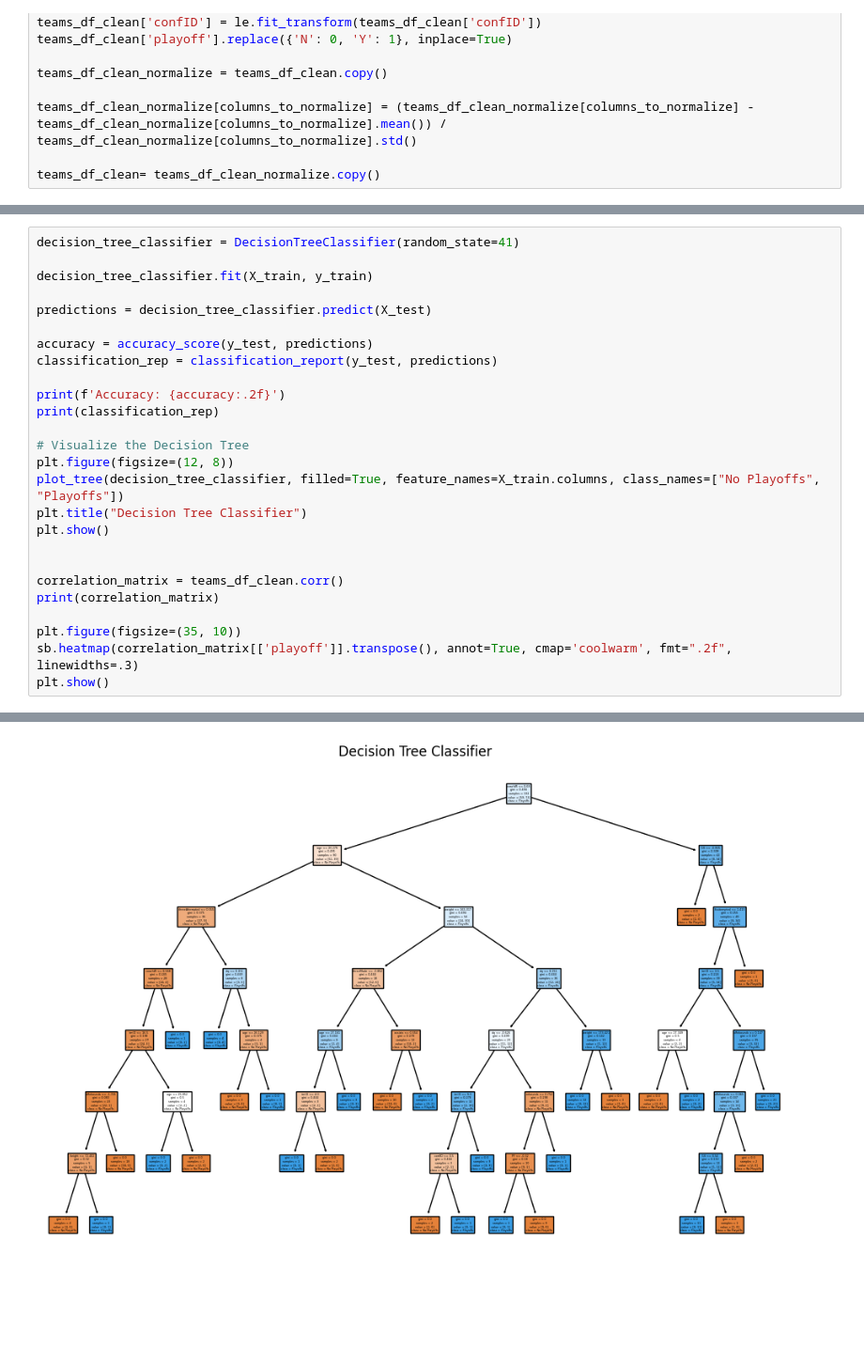
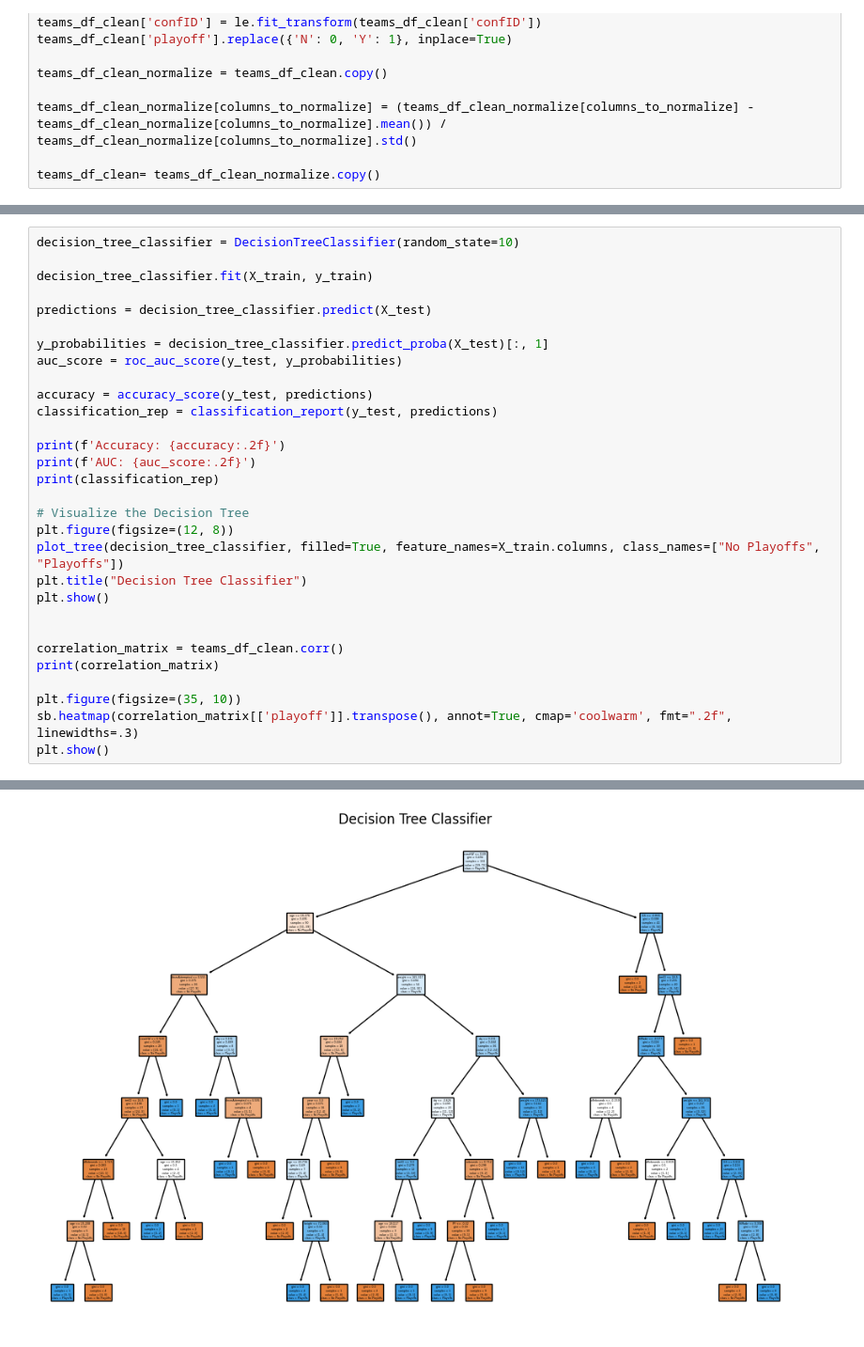
Before and after one commit to Hugo7gomes/FEUP_AC, a Jupyter notebook: firstApproach.ipynb, the cells around one changed output, grey strips where cells are left out. Shown: that part at 94% size. Saved outputs shown, nothing was run; the diff lists cells and outputs as text; blank space fills up the shorter version.

```diff
--- a/firstApproach.ipynb
+++ b/firstApproach.ipynb
@@ -666,16 +667,20 @@ Accuracy: 0.60
    macro avg       0.56      0.53      0.49        15
 weighted avg       0.57      0.60      0.54        15
 # %%
-decision_tree_classifier = DecisionTreeClassifier(random_state=41)
+decision_tree_classifier = DecisionTreeClassifier(random_state=10)
 
 decision_tree_classifier.fit(X_train, y_train)
 
 predictions = decision_tree_classifier.predict(X_test)
 
+y_probabilities = decision_tree_classifier.predict_proba(X_test)[:, 1]
+auc_score = roc_auc_score(y_test, y_probabilities)
+
 accuracy = accuracy_score(y_test, predictions)
 classification_rep = classification_report(y_test, predictions)
 
 print(f'Accuracy: {accuracy:.2f}')
+print(f'AUC: {auc_score:.2f}')
 print(classification_rep)
 
 # Visualize the Decision Tree
@@ -704,4 +710,4 @@ weighted avg       0.36      0.33      0.34        15
-[figure, old version]
+[figure, new version]
                     year      tmID    confID   playoff        GP        GS  \
 year            1.000000 -0.027997  0.030006  0.055933  0.579206  0.490975
 tmID           -0.027997  1.000000  0.434424 -0.019703 -0.042495 -0.052177
```
Also changed, not shown: parts of 6 cells of this notebook, 1 other file.
